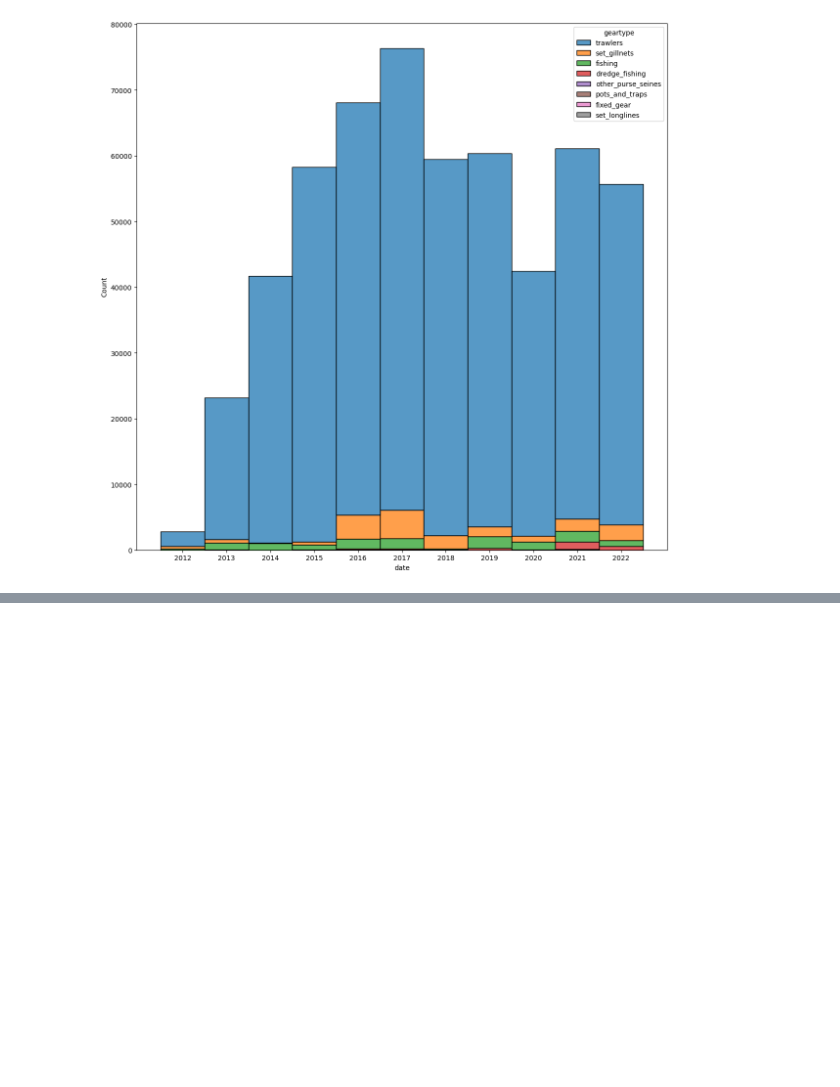
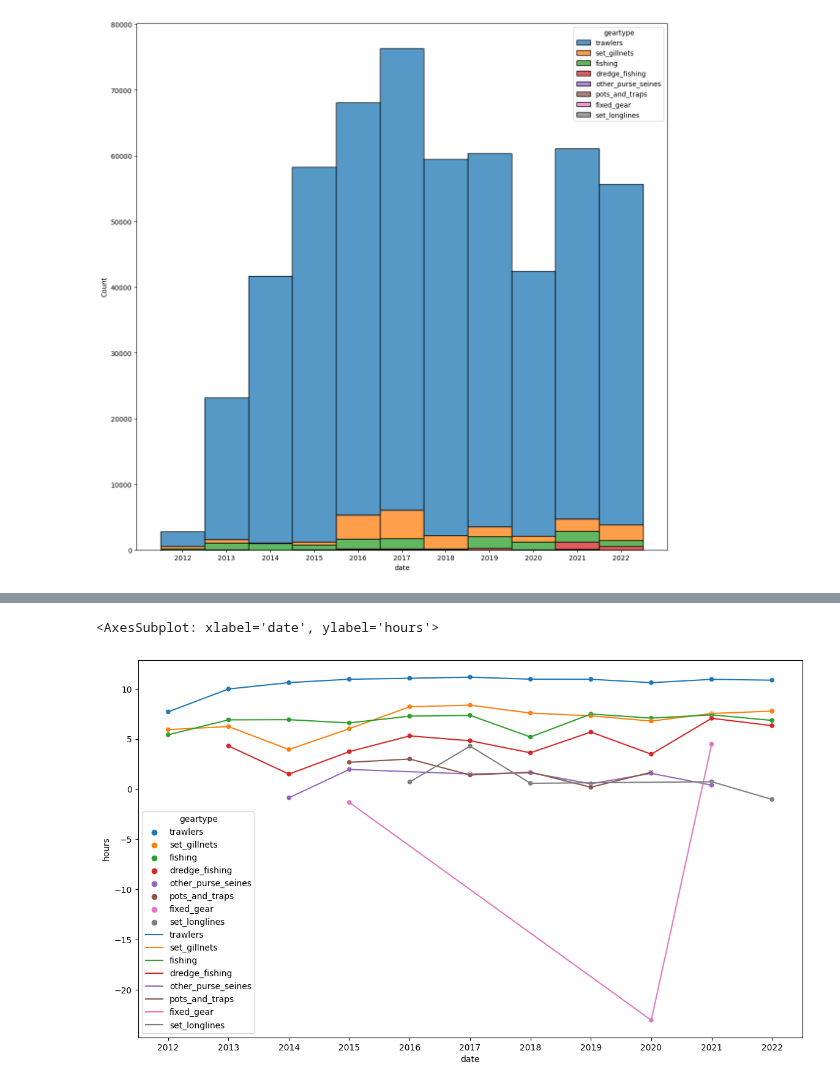
Before and after one commit to d2gex/fishery-analysis, a Jupyter notebook: src/firth_clyde_fishing_effort.ipynb, the cells around one changed output, grey strips where cells are left out. Drawn from its saved outputs; the diff is of its cells as text; code cells hidden in the pictures; blank space fills up the shorter version.

```diff
--- a/src/firth_clyde_fishing_effort.ipynb
+++ b/src/firth_clyde_fishing_effort.ipynb
@@ -121,3 +121,8 @@ ax = sns.histplot(stack_barplot_df, x='date', hue='geartype', weights='hours',
              multiple='stack')
 # %% [output]
 [figure]
+# %%
+scatter_line_plot_df = stack_barplot_df.copy()
+scatter_line_plot_df.loc[scatter_line_plot_df["hours"] <= 0, "hours"] = 10 ** -10
+scatter_line_plot_df = scatter_line_plot_df.assign (hours=np.log(scatter_line_plot_df["hours"]))
+scatter_line_plot_df
@@ -123,0 +143,15 @@ ax = sns.histplot(stack_barplot_df, x='date', hue='geartype', weights='hours',
+# %%
+_, ax =plt.subplots(nrows=1, ncols=1, figsize=(14,8))
+sns.scatterplot(data=scatter_line_plot_df,
+                x = "date",
+                y ="hours",
+                hue='geartype',
+                ax = ax)
+sns.lineplot(data=scatter_line_plot_df,
+                x = "date",
+                y="hours",
+                hue='geartype',
+             ax = ax)
+# %% [output]
+<AxesSubplot: xlabel='date', ylabel='hours'>
+[figure, added]
```
Also changed, not shown: parts of 1 cell of this notebook.
